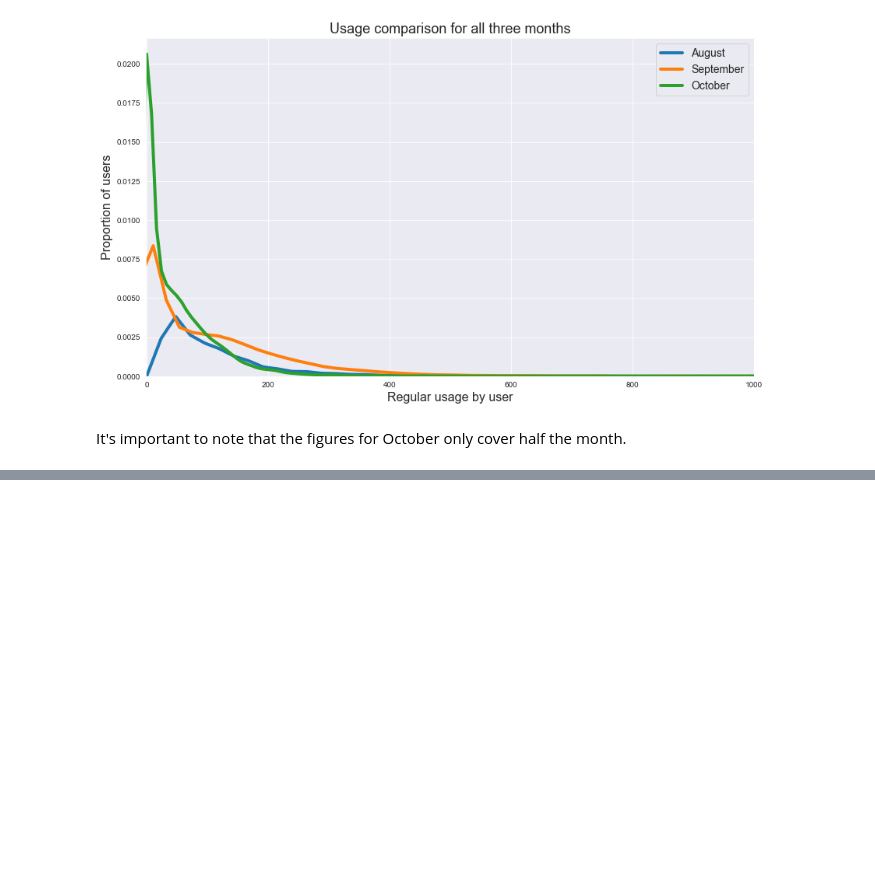
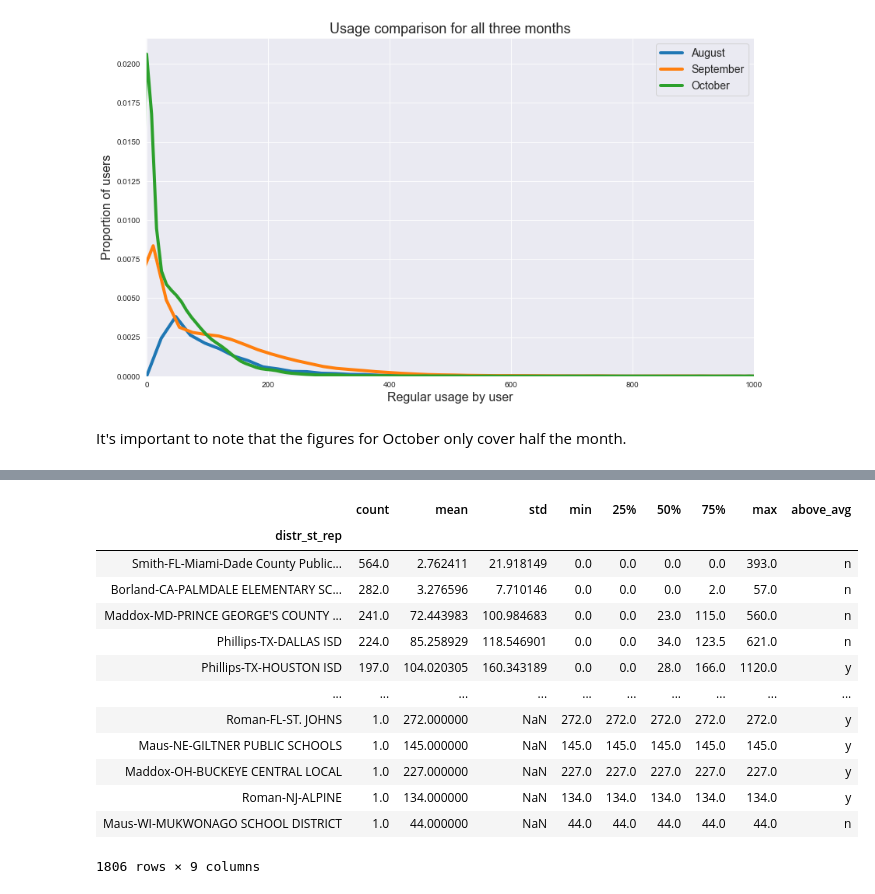
Before and after one commit to taylorquaver/UsageAnalysis, a Jupyter notebook: usage_analysis_october_2019.ipynb, the cells around one changed output, grey strips where cells are left out. Cells and saved outputs as stored; diff of their text form; code cells hidden in the pictures; blank space fills up the shorter version.

```diff
--- a/usage_analysis_october_2019.ipynb
+++ b/usage_analysis_october_2019.ipynb
@@ -89,0 +160,17 @@ It's important to note that the figures for October only cover half the month.
+# %%
+sept_stats
+# %% [output]
+|  | count | mean | std | min | 25% | 50% | 75% | max | above_avg |
+| distr_st_rep |  |  |  |  |  |  |  |  |  |
+| Smith-FL-Miami-Dade County Public... | 564.0 | 2.762411 | 21.918149 | 0.0 | 0.0 | 0.0 | 0.0 | 393.0 | n |
+| Borland-CA-PALMDALE ELEMENTARY SC... | 282.0 | 3.276596 | 7.710146 | 0.0 | 0.0 | 0.0 | 2.0 | 57.0 | n |
+| Maddox-MD-PRINCE GEORGE'S COUNTY ... | 241.0 | 72.443983 | 100.984683 | 0.0 | 0.0 | 23.0 | 115.0 | 560.0 | n |
+| Phillips-TX-DALLAS ISD | 224.0 | 85.258929 | 118.546901 | 0.0 | 0.0 | 34.0 | 123.5 | 621.0 | n |
+| Phillips-TX-HOUSTON ISD | 197.0 | 104.020305 | 160.343189 | 0.0 | 0.0 | 28.0 | 166.0 | 1120.0 | y |
+| ... | ... | ... | ... | ... | ... | ... | ... | ... | ... |
+| Roman-FL-ST. JOHNS | 1.0 | 272.000000 | NaN | 272.0 | 272.0 | 272.0 | 272.0 | 272.0 | y |
+| Maus-NE-GILTNER PUBLIC SCHOOLS | 1.0 | 145.000000 | NaN | 145.0 | 145.0 | 145.0 | 145.0 | 145.0 | y |
+| Maddox-OH-BUCKEYE CENTRAL LOCAL | 1.0 | 227.000000 | NaN | 227.0 | 227.0 | 227.0 | 227.0 | 227.0 | y |
+| Roman-NJ-ALPINE | 1.0 | 134.000000 | NaN | 134.0 | 134.0 | 134.0 | 134.0 | 134.0 | y |
+| Maus-WI-MUKWONAGO SCHOOL DISTRICT | 1.0 | 44.000000 | NaN | 44.0 | 44.0 | 44.0 | 44.0 | 44.0 | n |
+1806 rows × 9 columns
```
Also changed, not shown: parts of 27 cells of this notebook.
